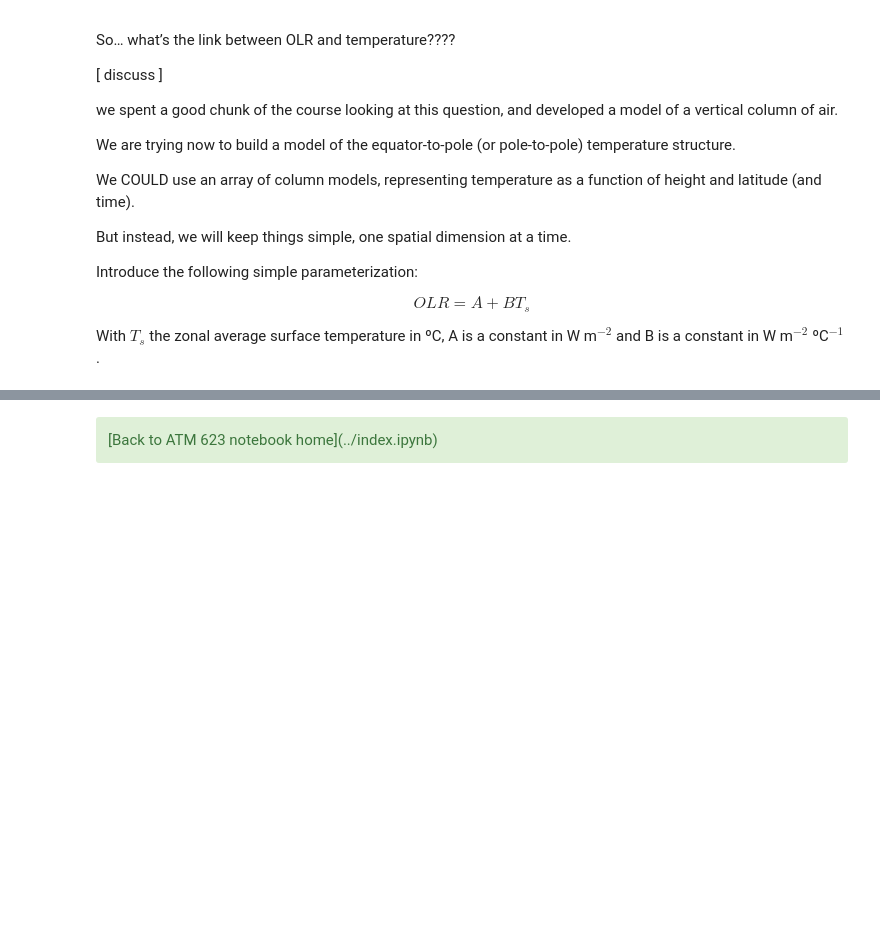
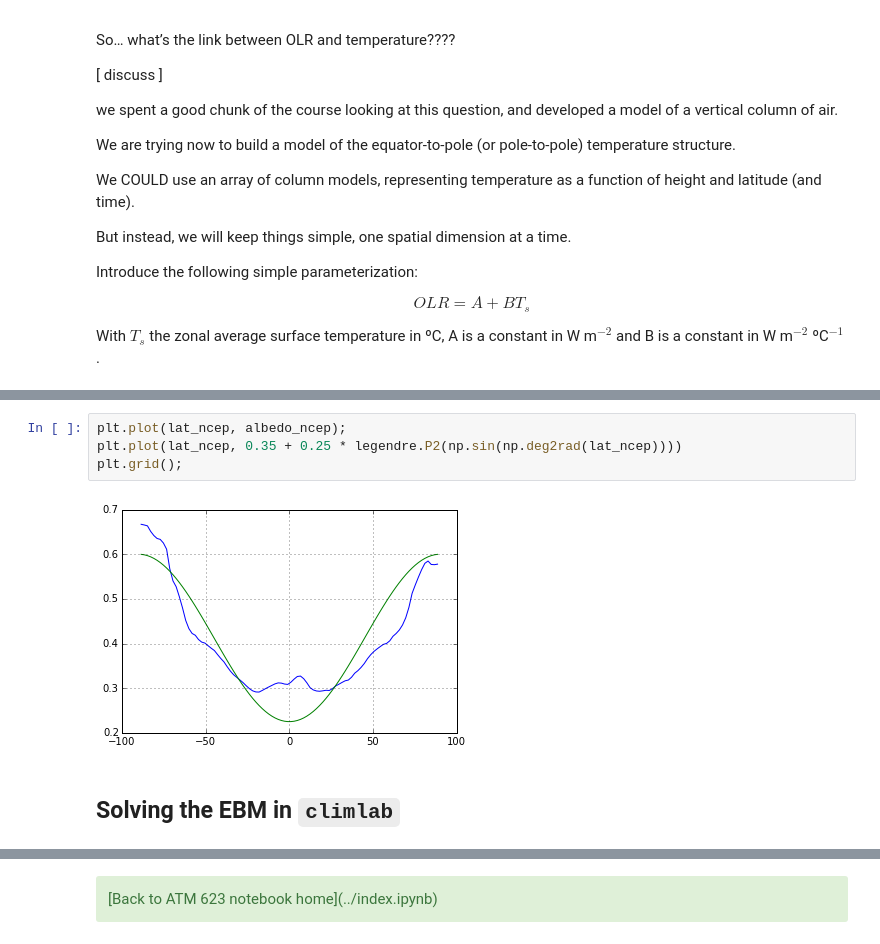
Before and after one commit to brian-rose/ClimateModeling_courseware, a Jupyter notebook: Lectures/Lecture14 -- Diffusive energy balance model.ipynb, the cells around one changed output, grey strips where cells are left out. Cells and saved outputs as stored; diff of their text form; blank space fills up the shorter version.

```diff
--- a/Lectures/Lecture14 -- Diffusive energy balance model.ipynb
+++ b/Lectures/Lecture14 -- Diffusive energy balance model.ipynb
@@ -262,0 +393,8 @@ seasonal versus annual mean models
+# %%
+plt.plot(lat_ncep, albedo_ncep);
+plt.plot(lat_ncep, 0.35 + 0.25 * legendre.P2(np.sin(np.deg2rad(lat_ncep))))
+plt.grid();
+# %% [output]
+[figure, added]
+# %% [markdown]
+## Solving the EBM in `climlab`
```
Also changed, not shown: parts of 31 cells of this notebook.
